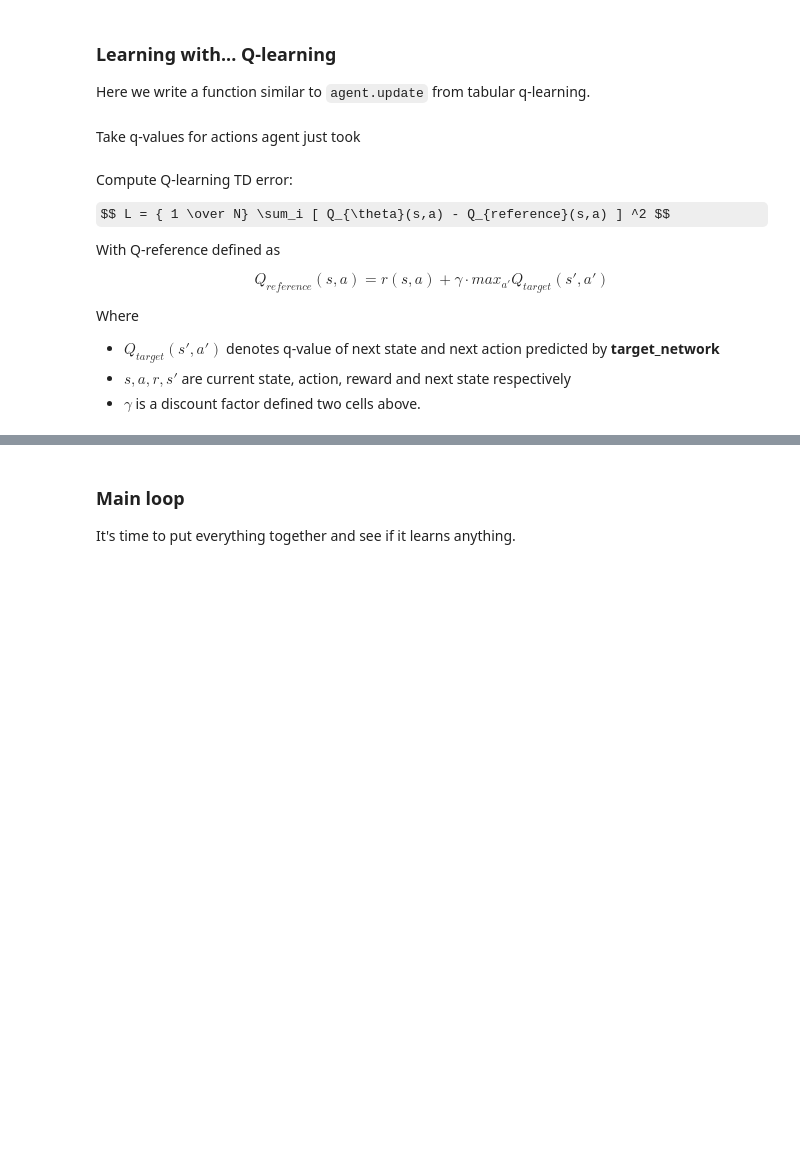
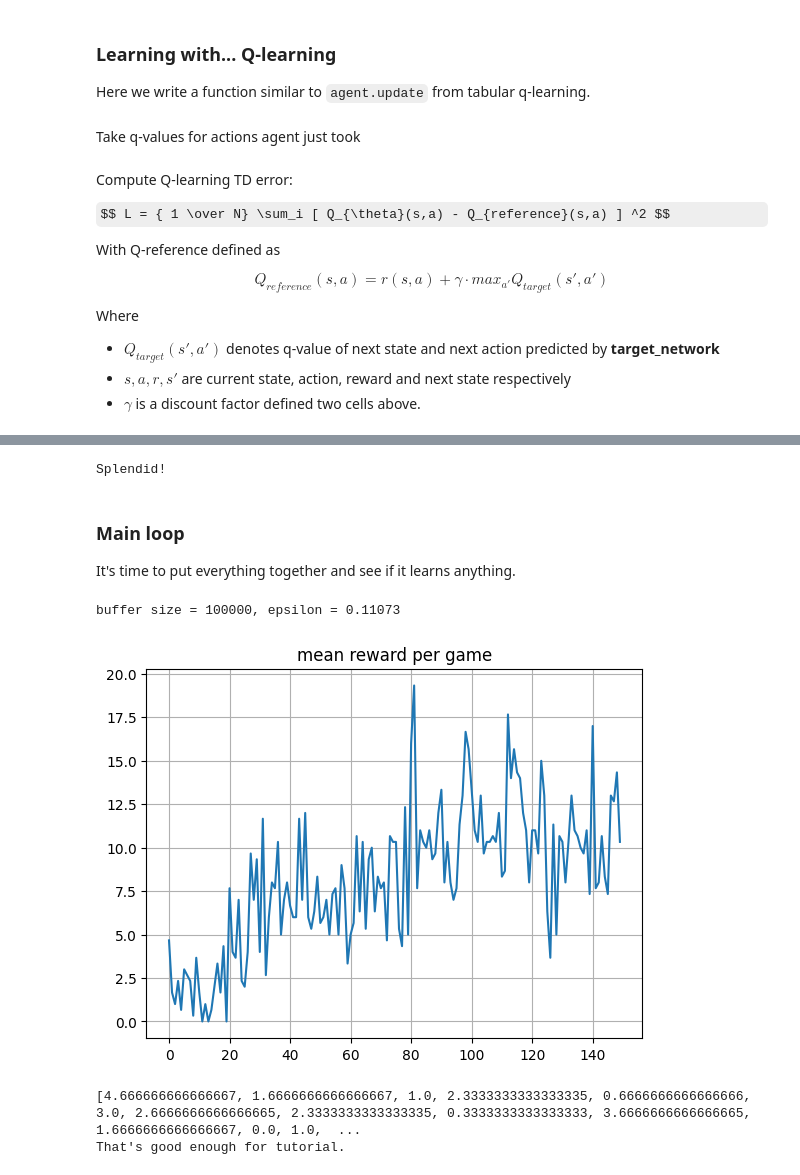
Before and after one commit to Lecrut/ai-ml_studies, a Jupyter notebook: guzw/Lab_8.ipynb, the cells around one changed output, grey strips where cells are left out. Drawn from its saved outputs; the diff is of its cells as text; code cells hidden in the pictures; some formulas as TeX source; blank space fills up the shorter version.

```diff
--- a/guzw/Lab_8.ipynb
+++ b/guzw/Lab_8.ipynb
@@ -162,8 +163,13 @@ class DQNAgent:
     def __init__(self, name, state_shape, n_actions, epsilon=0, reuse=False):
         """A simple DQN agent"""
         with tf.variable_scope(name, reuse=reuse):
-
-            <YOUR CODE: define your network body here. Please make sure you don't use any layers created elsewhere>
+            self.model = keras.Sequential()
+            self.model.add(Conv2D(16, kernel_size=3, strides=2, activation='relu', input_shape=state_shape))
+            self.model.add(Conv2D(32, kernel_size=3, strides=2, activation='relu'))
+            self.model.add(Conv2D(64, kernel_size=3, strides=2, activation='relu'))
+            self.model.add(Flatten())
+            self.model.add(Dense(256, activation='relu'))
+            self.model.add(Dense(int(n_actions), activation='linear'))
 
             # prepare a graph for agent step
             self.state_t = tf.placeholder('float32', [None,] + list(state_shape))
@@ -174,8 +180,7 @@ class DQNAgent:
 
     def get_symbolic_qvalues(self, state_t):
         """takes agent's observation, returns qvalues. Both are tf Tensors"""
-        < apply your network layers here >
-        qvalues = < symbolic tensor for q-values >
+        qvalues = self.model(state_t)
 
 
         assert tf.is_numeric_tensor(qvalues) and qvalues.shape.ndims == 2, \
@@ -326,7 +331,16 @@ def play_and_record(agent, env, exp_replay, n_steps=1):
     s = env.framebuffer
 
     # Play the game for n_steps as per instructions above
-    # <YOUR CODE>
+    reward = 0
+    for _ in range(n_steps):
+        qvalues = agent.get_qvalues([s])
+        action = agent.sample_actions(qvalues)[0]
+        new_s, r, done, _ = env.step(action)
+        exp_replay.add(s, action, r, new_s, done)
+        reward += r
+        s = new_s
+        if done:
+            s = env.reset()
 
     return reward
 # %%
@@ -436,6 +456,8 @@ assert tf.gradients(reference_qvalues, rewards_ph)[0] is not None, "make sure yo
 assert tf.gradients(reference_qvalues, next_obs_ph)[0] is not None, "make sure you used next states"
 assert tf.gradients(reference_qvalues, obs_ph)[0] is None, "reference qvalues shouldn't depend on current observation!" # ignore if you're certain it's ok
 print("Splendid!")
+# %% [output]
+Splendid!
 # %% [markdown]
 ### Main loop
 
@@ -459,32 +481,39 @@ def sample_batch(exp_replay, batch_size):
         next_obs_ph:next_obs_batch, is_done_ph:is_done_batch
     }
 # %%
-for i in trange(10**3):
+for i in trange(75000):
 
     # play
     play_and_record(agent, env, exp_replay, 10)
 
     # train
-    _, loss_t = sess.run([train_step, td_loss], sample_batch(exp_replay, batch_size=64))
+    _, loss_t = sess.run([train_step, td_loss], sample_batch(exp_replay, batch_size=128))
     td_loss_history.append(loss_t)
+
 
     # adjust agent parameters
     if i % 500 == 0:
         load_weigths_into_target_network(agent, target_network)
         agent.epsilon = max(agent.epsilon * 0.99, 0.01)
+
         mean_rw_history.append(evaluate(make_env(), agent, n_games=3))
-
-    if i % 100 == 0:
         clear_output(True)
         print("buffer size = %i, epsilon = %.5f" % (len(exp_replay), agent.epsilon))
 
         plt.title("mean reward per game")
         plt.plot(mean_rw_history)
         plt.grid()
         plt.show()
+# %% [output]
+buffer size = 100000, epsilon = 0.11073
+[figure, added]
 # %%
+print(mean_rw_history)
 assert np.mean(mean_rw_history[-10:]) > 10.
 print("That's good enough for tutorial.")
+# %% [output]
+[4.666666666666667, 1.6666666666666667, 1.0, 2.3333333333333335, 0.6666666666666666, 3.0, 2.6666666666666665, 2.3333333333333335, 0.3333333333333333, 3.6666666666666665, 1.6666666666666667, 0.0, 1.0,  ...
+That's good enough for tutorial.
 # %% [markdown]
 __ How to interpret plots: __
 
```
Also changed, not shown: parts of 8 cells of this notebook.
